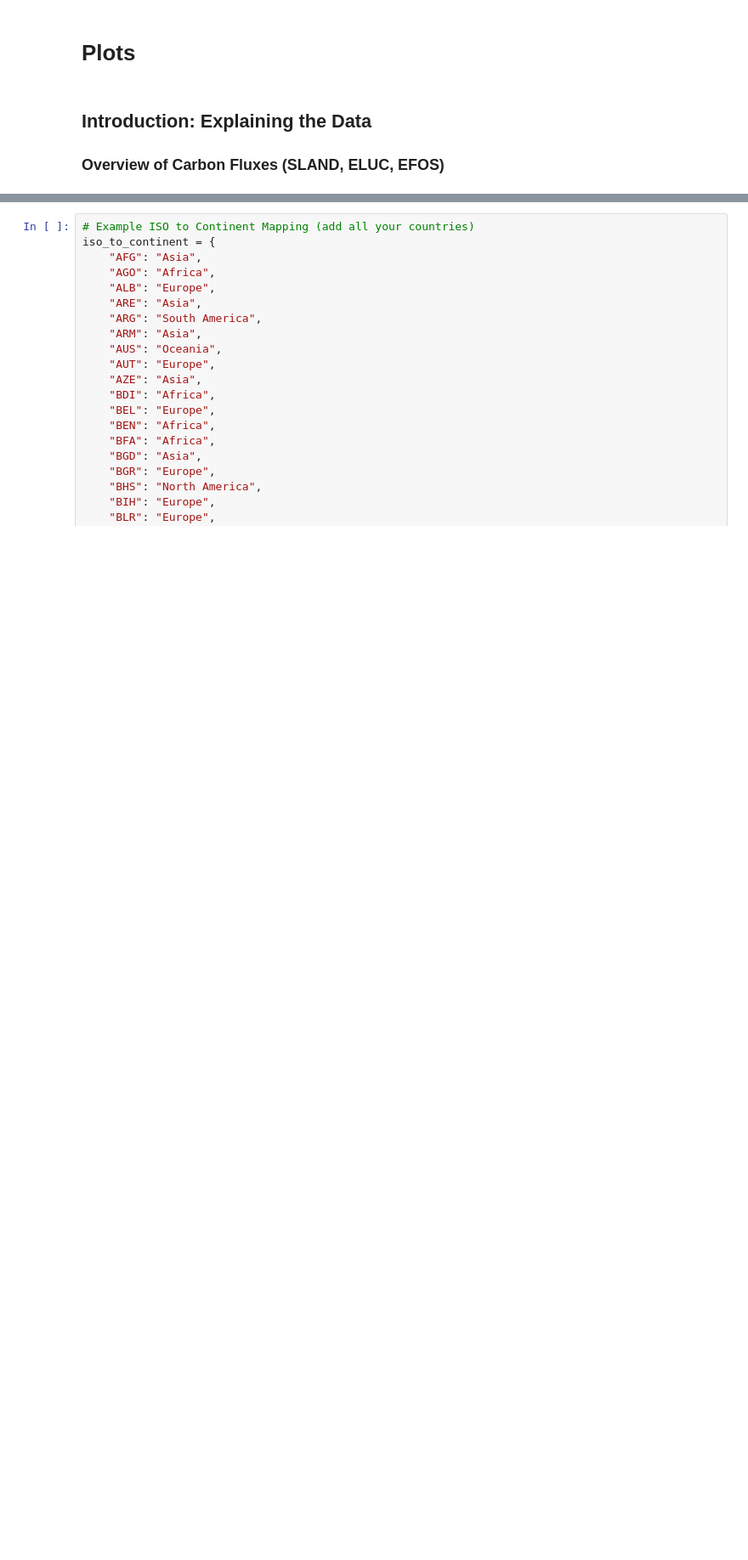
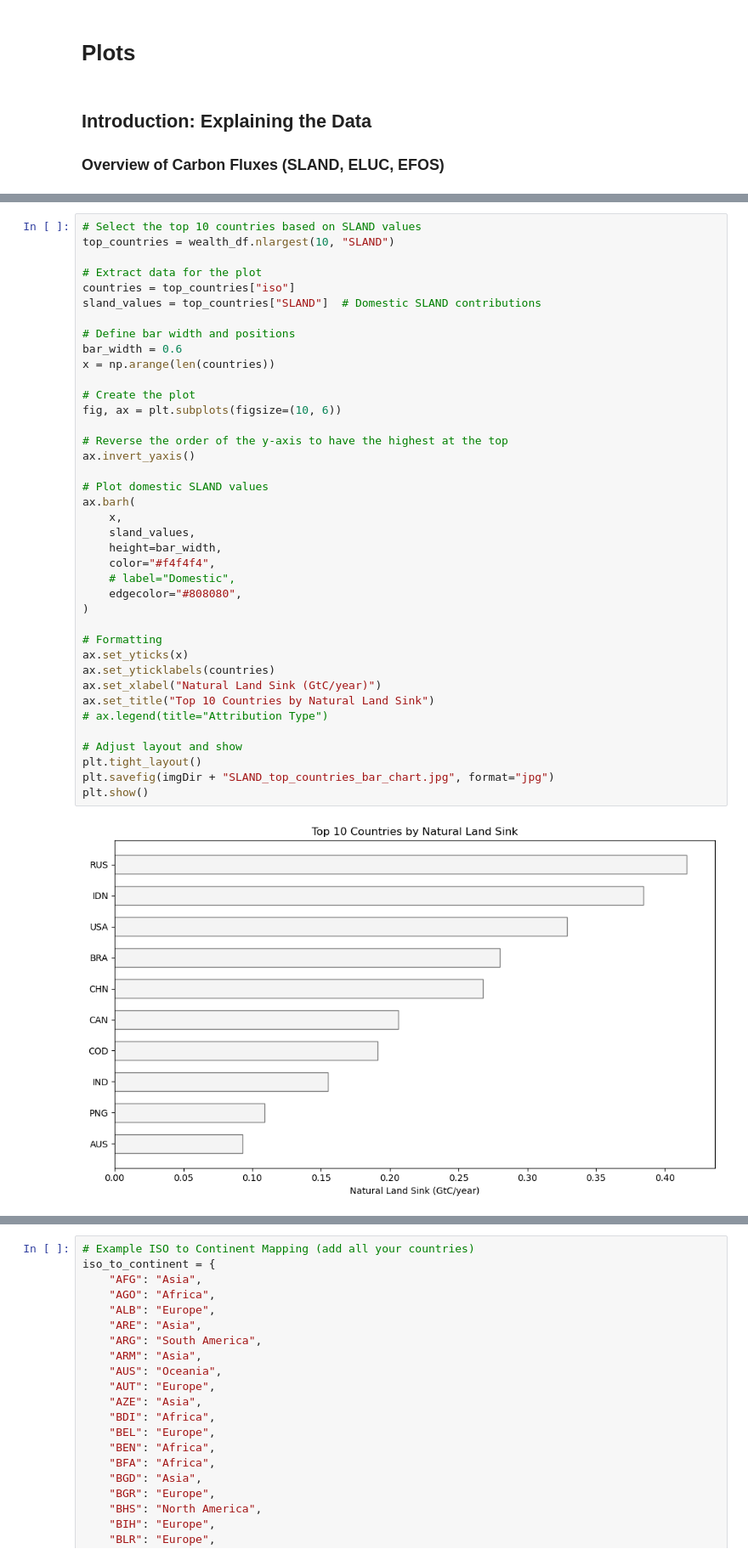
Before and after one commit to isaldiviagonzatti/landCSinkWealth, a Jupyter notebook: code/main.ipynb, the cells around one changed output, grey strips where cells are left out. Shown at 85% size. Cells and saved outputs as stored; diff of their text form; blank space fills up the shorter version.

```diff
--- a/code/main.ipynb
+++ b/code/main.ipynb
@@ -953,0 +1010,41 @@ print(stats_summary)
+# %%
+# Select the top 10 countries based on SLAND values
+top_countries = wealth_df.nlargest(10, "SLAND")
+
+# Extract data for the plot
+countries = top_countries["iso"]
+sland_values = top_countries["SLAND"]  # Domestic SLAND contributions
+
+# Define bar width and positions
+bar_width = 0.6
+x = np.arange(len(countries))
+
+# Create the plot
+fig, ax = plt.subplots(figsize=(10, 6))
+
+# Reverse the order of the y-axis to have the highest at the top
+ax.invert_yaxis()
+
+# Plot domestic SLAND values
+ax.barh(
+    x,
+    sland_values,
+    height=bar_width,
+    color="#f4f4f4",
+    # label="Domestic",
+    edgecolor="#808080",
+)
+
+# Formatting
+ax.set_yticks(x)
+ax.set_yticklabels(countries)
+ax.set_xlabel("Natural Land Sink (GtC/year)")
+ax.set_title("Top 10 Countries by Natural Land Sink")
+# ax.legend(title="Attribution Type")
+
+# Adjust layout and show
+plt.tight_layout()
+plt.savefig(imgDir + "SLAND_top_countries_bar_chart.jpg", format="jpg")
+plt.show()
+# %% [output]
+[figure, added]
```
Also changed, not shown: parts of 16 cells of this notebook, 17 other files.
